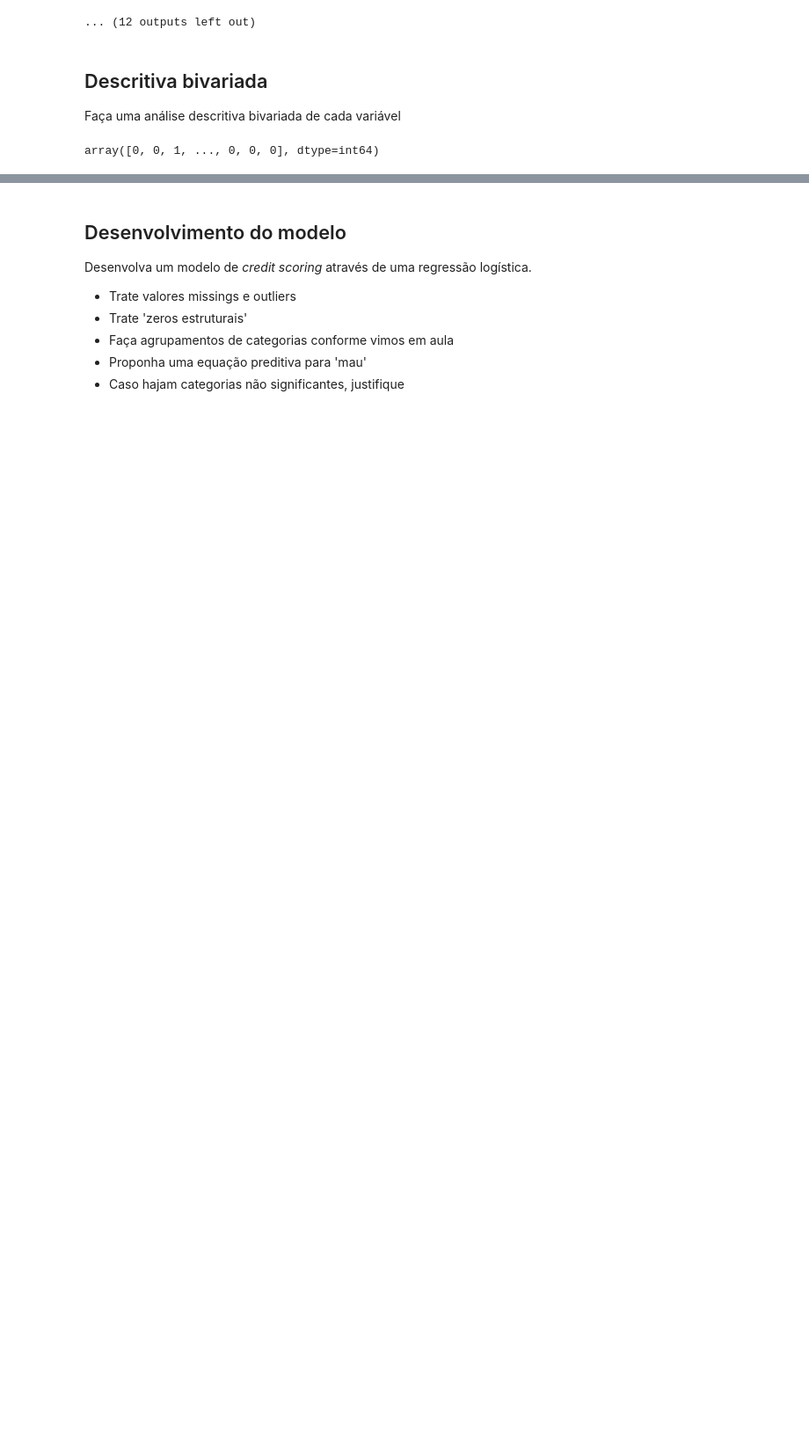
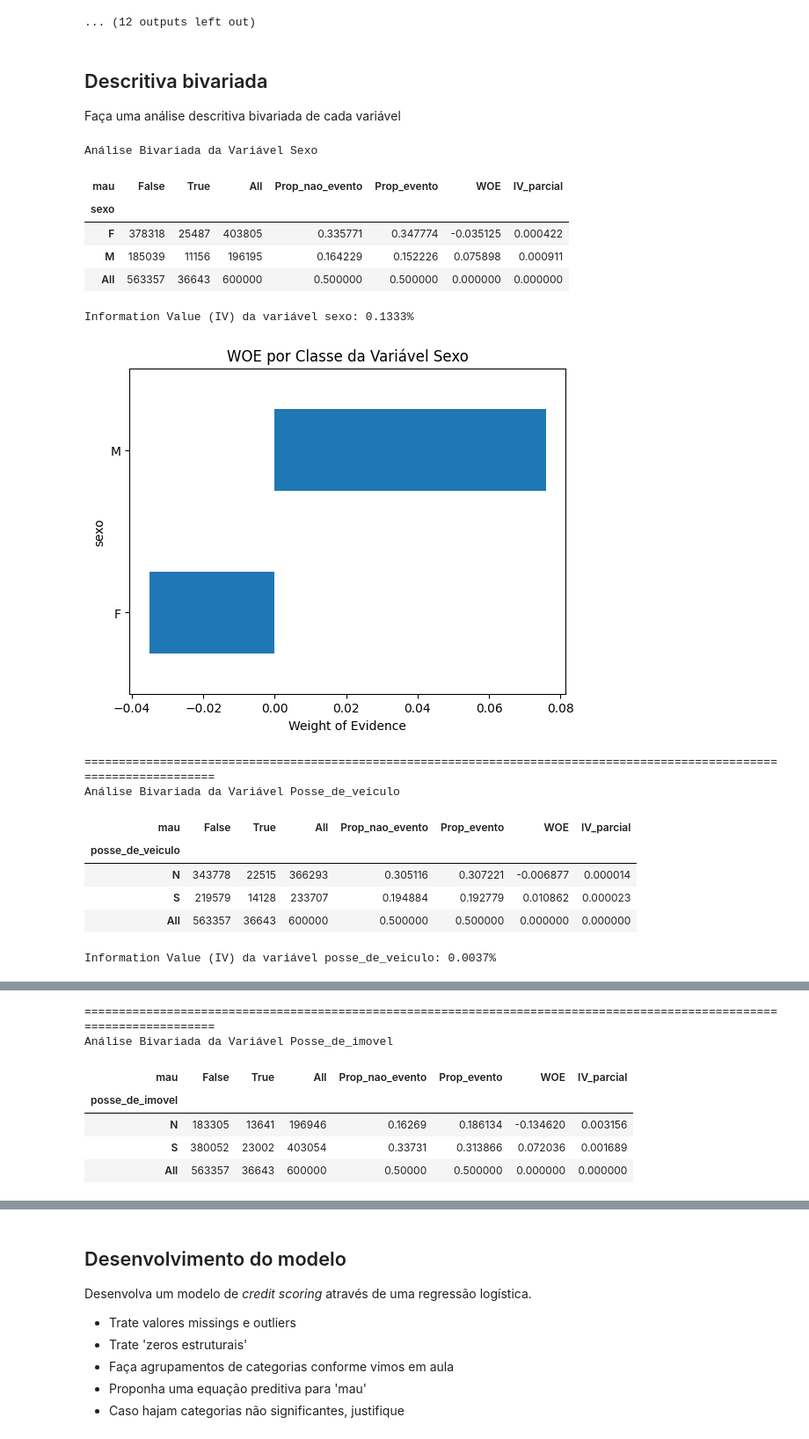
Before and after one commit to DuquePin/data-science-exercicies, a Jupyter notebook: main/Mod_36/Mod38Exercicio1.ipynb, the cells around one changed output, grey strips where cells are left out. Shown at 88% size. Saved outputs shown, nothing was run; the diff lists cells and outputs as text; code cells hidden in the pictures; blank space fills up the shorter version.

```diff
--- a/main/Mod_36/Mod38Exercicio1.ipynb
+++ b/main/Mod_36/Mod38Exercicio1.ipynb
@@ -258,4 +215,0 @@ mc = melhor_categorizacao(data['qtd_filhos'])
-# %%
-mc[1]
-# %% [output]
-array([0, 0, 1, ..., 0, 0, 0], dtype=int64)
@@ -261,0 +294,25 @@ array([0, 0, 1, ..., 0, 0, 0], dtype=int64)
+# %%
+for col in data.drop(['data_ref', 'index', 'mau'], axis=1):
+    print(f'Análise Bivariada da Variável {col.capitalize()}')
+    if metadata.loc[col, 'tipo_variavel'] == 'contínua':
+        analise_bivariada(categorizar_variavel(data[col]), data['mau'])
+    else:
+        analise_bivariada(data[col], data['mau'])
+    print('=' * 120)
+# %% [output]
+Análise Bivariada da Variável Sexo
+| mau | False | True | All | Prop_nao_evento | Prop_evento | WOE | IV_parcial |
+| sexo |  |  |  |  |  |  |  |
+| F | 378318 | 25487 | 403805 | 0.335771 | 0.347774 | -0.035125 | 0.000422 |
+| M | 185039 | 11156 | 196195 | 0.164229 | 0.152226 | 0.075898 | 0.000911 |
+| All | 563357 | 36643 | 600000 | 0.500000 | 0.500000 | 0.000000 | 0.000000 |
+Information Value (IV) da variável sexo: 0.1333%
+[figure, added]
+========================================================================================================================
+Análise Bivariada da Variável Posse_de_veiculo
+| mau | False | True | All | Prop_nao_evento | Prop_evento | WOE | IV_parcial |
+| posse_de_veiculo |  |  |  |  |  |  |  |
+| N | 343778 | 22515 | 366293 | 0.305116 | 0.307221 | -0.006877 | 0.000014 |
+| S | 219579 | 14128 | 233707 | 0.194884 | 0.192779 | 0.010862 | 0.000023 |
+| All | 563357 | 36643 | 600000 | 0.500000 | 0.500000 | 0.000000 | 0.000000 |
+Information Value (IV) da variável posse_de_veiculo: 0.0037%
@@ -261,0 +320,7 @@ array([0, 0, 1, ..., 0, 0, 0], dtype=int64)
+========================================================================================================================
+Análise Bivariada da Variável Posse_de_imovel
+| mau | False | True | All | Prop_nao_evento | Prop_evento | WOE | IV_parcial |
+| posse_de_imovel |  |  |  |  |  |  |  |
+| N | 183305 | 13641 | 196946 | 0.16269 | 0.186134 | -0.134620 | 0.003156 |
+| S | 380052 | 23002 | 403054 | 0.33731 | 0.313866 | 0.072036 | 0.001689 |
+| All | 563357 | 36643 | 600000 | 0.50000 | 0.500000 | 0.000000 | 0.000000 |
```
Also changed, not shown: parts of 9 cells of this notebook.
